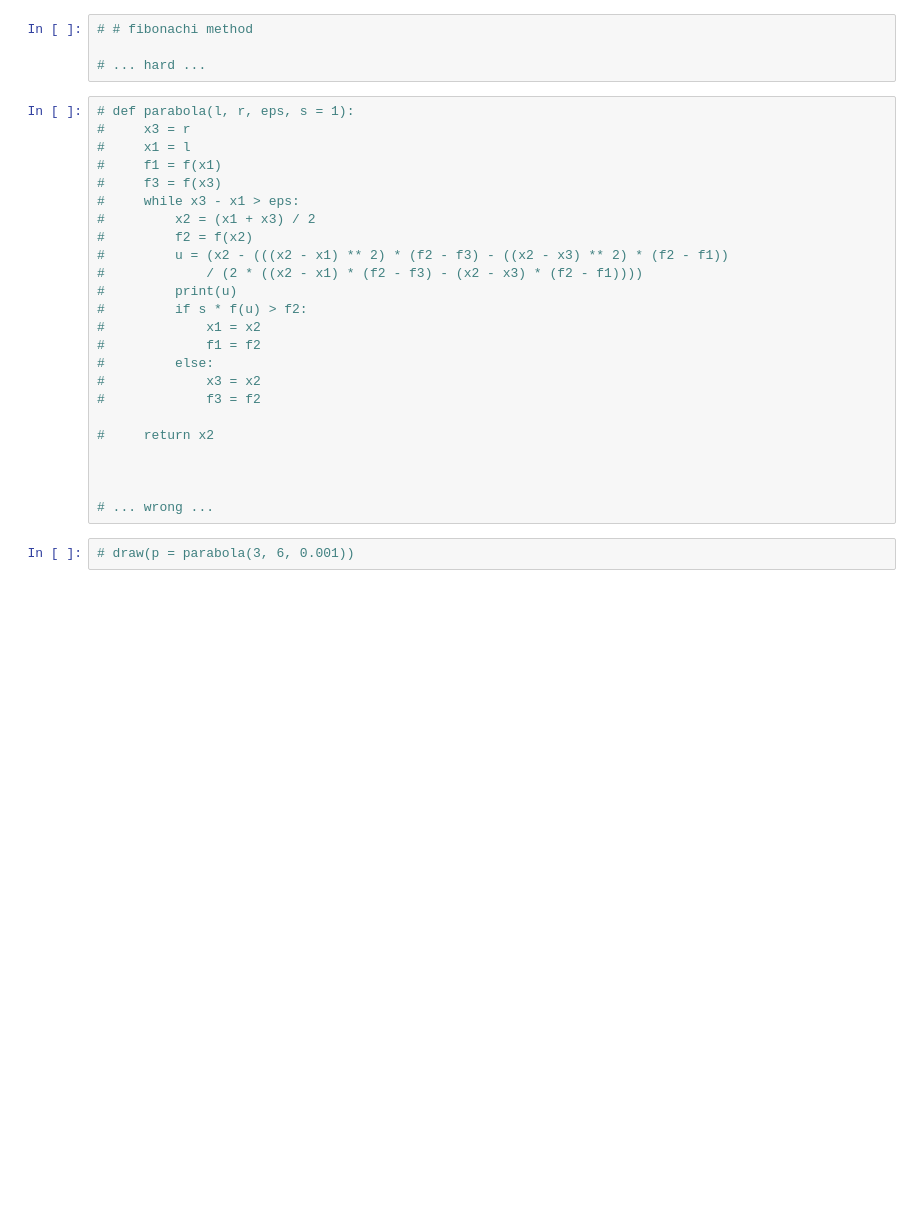
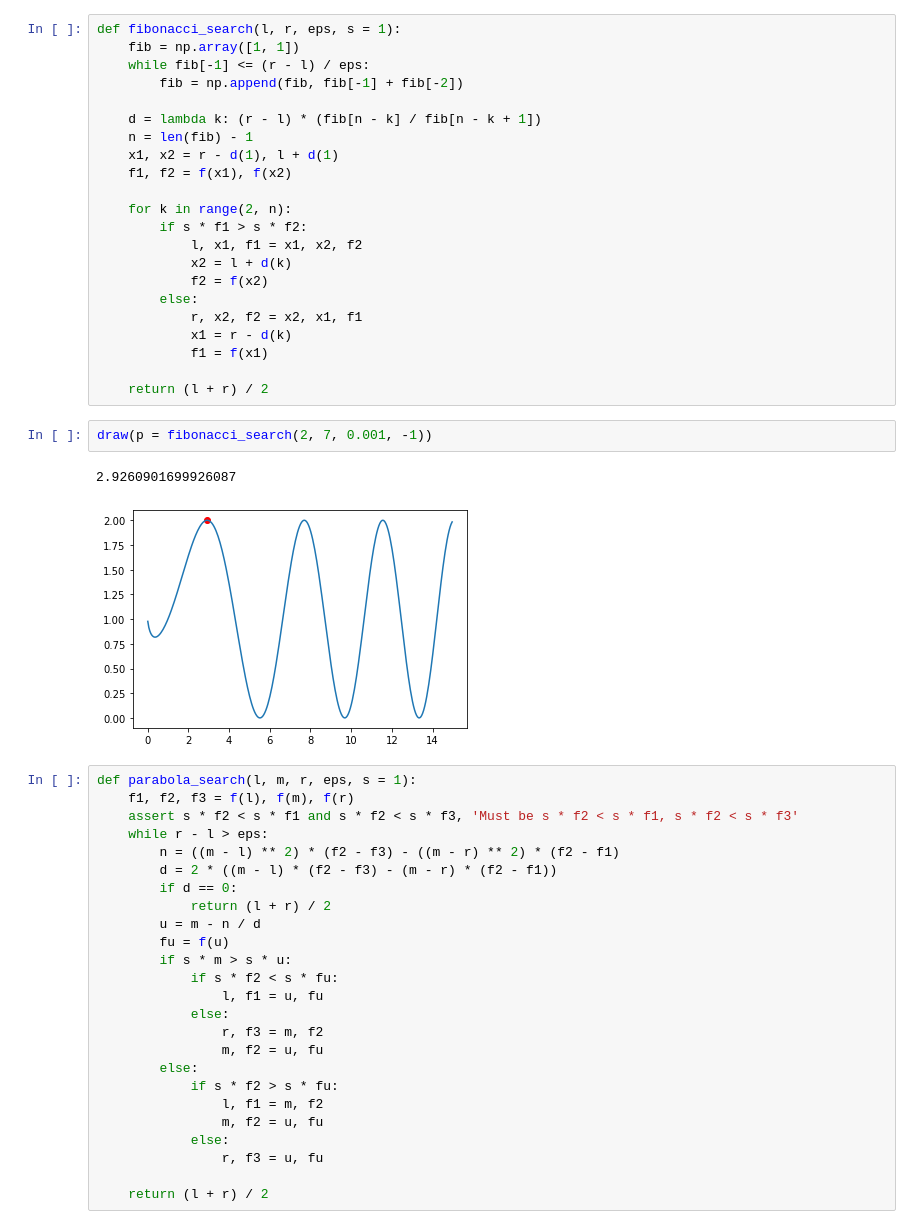
Before and after one commit to fadyat/ITMO-PROBLEMS, a Jupyter notebook: Applied-mathematics/IV semester/Solutions/lab1/solution.ipynb, the cells around one changed output. Drawn from its saved outputs; the diff is of its cells as text; blank space fills up the shorter version.

Commit message:
update and write new methods

```diff
--- a/Applied-mathematics/IV semester/Solutions/lab1/solution.ipynb
+++ b/Applied-mathematics/IV semester/Solutions/lab1/solution.ipynb
@@ -62,30 +61,52 @@ draw(p = gss(3, 6, 0.001))
 # %%
-# # fibonachi method
+def fibonacci_search(l, r, eps, s = 1):
+    fib = np.array([1, 1])
+    while fib[-1] <= (r - l) / eps:
+        fib = np.append(fib, fib[-1] + fib[-2])
 
-# ... hard ...
+    d = lambda k: (r - l) * (fib[n - k] / fib[n - k + 1])
+    n = len(fib) - 1
+    x1, x2 = r - d(1), l + d(1)
+    f1, f2 = f(x1), f(x2)
+
+    for k in range(2, n):
+        if s * f1 > s * f2:
+            l, x1, f1 = x1, x2, f2
+            x2 = l + d(k)
+            f2 = f(x2)
+        else:
+            r, x2, f2 = x2, x1, f1
+            x1 = r - d(k)
+            f1 = f(x1)
+
+    return (l + r) / 2
+# %%
+draw(p = fibonacci_search(2, 7, 0.001, -1))
+# %% [output]
+2.9260901699926087
+[figure, added]
 # %%
-# def parabola(l, r, eps, s = 1):
-#     x3 = r
-#     x1 = l
-#     f1 = f(x1)
-#     f3 = f(x3)
-#     while x3 - x1 > eps:
-#         x2 = (x1 + x3) / 2
-#         f2 = f(x2)
-#         u = (x2 - (((x2 - x1) ** 2) * (f2 - f3) - ((x2 - x3) ** 2) * (f2 - f1))
-#             / (2 * ((x2 - x1) * (f2 - f3) - (x2 - x3) * (f2 - f1))))
-#         print(u)
-#         if s * f(u) > f2:
-#             x1 = x2
-#             f1 = f2
-#         else:
-#             x3 = x2
-#             f3 = f2
+def parabola_search(l, m, r, eps, s = 1):
+    f1, f2, f3 = f(l), f(m), f(r)
+    assert s * f2 < s * f1 and s * f2 < s * f3, 'Must be s * f2 < s * f1, s * f2 < s * f3'
+    while r - l > eps:
+        n = ((m - l) ** 2) * (f2 - f3) - ((m - r) ** 2) * (f2 - f1)
+        d = 2 * ((m - l) * (f2 - f3) - (m - r) * (f2 - f1))
+        if d == 0:
+            return (l + r) / 2
+        u = m - n / d
+        fu = f(u)
+        if s * m > s * u:
+            if s * f2 < s * fu:
+                l, f1 = u, fu
+            else:
+                r, f3 = m, f2
+                m, f2 = u, fu
+        else:
+            if s * f2 > s * fu:
+                l, f1 = m, f2
+                m, f2 = u, fu
+            else:
+                r, f3 = u, fu
 
-#     return x2
-
-
-
-# ... wrong ...
+    return (l + r) / 2
-# %%
-# draw(p = parabola(3, 6, 0.001))
```
Also changed, not shown: parts of 8 cells of this notebook.
